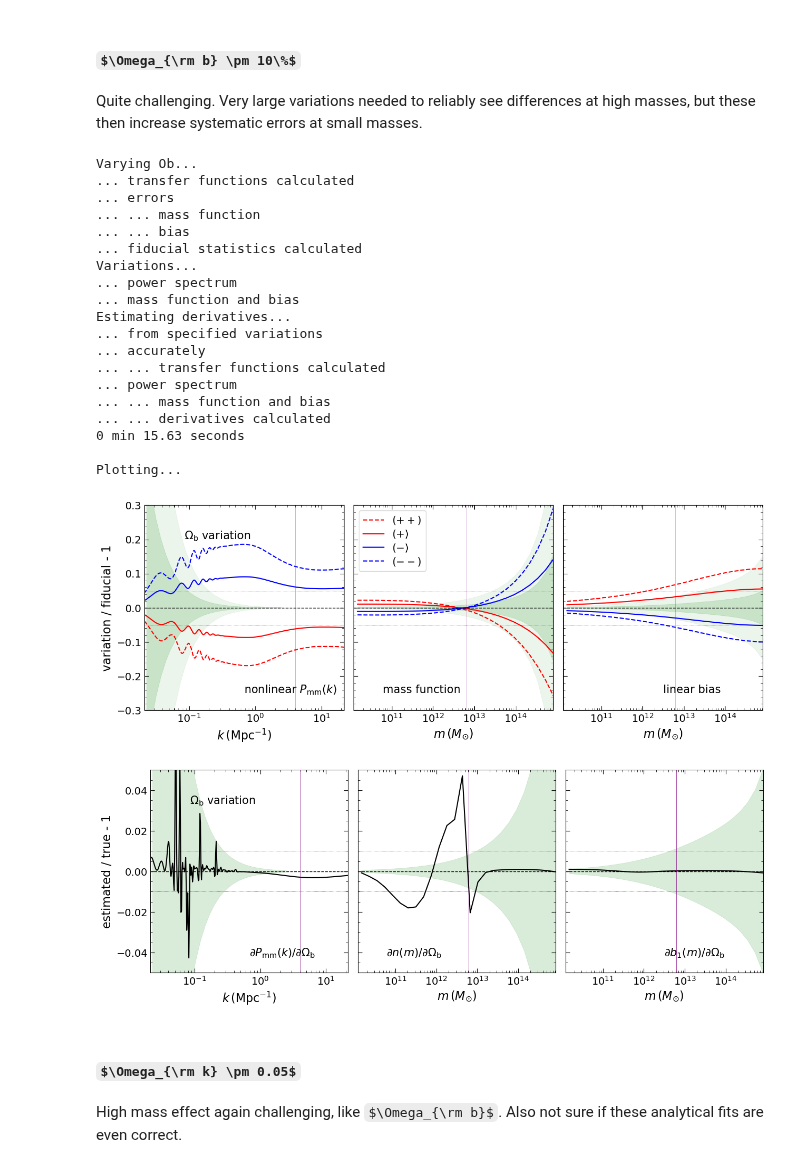
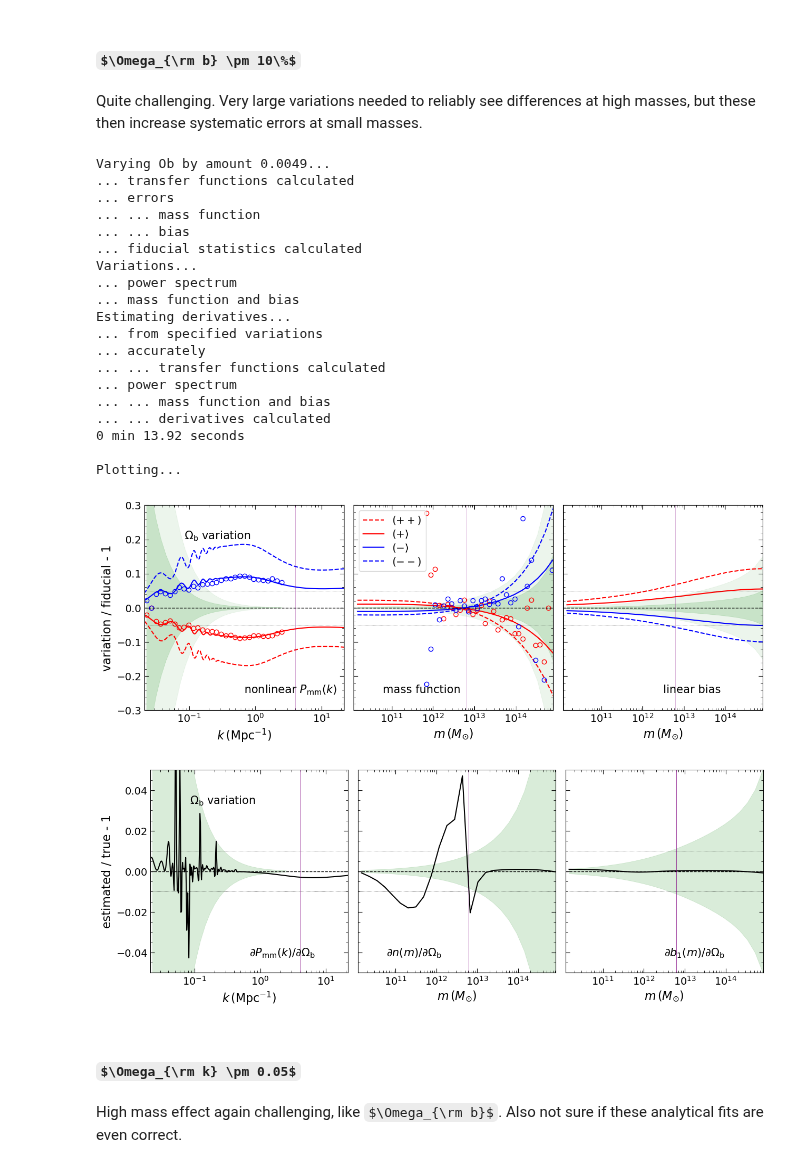
Before and after one commit to a-paranjape/sahyadri-sandbox, a Jupyter notebook: exploration/CosmoParamVariations.ipynb, the cells around one changed output. Drawn from its saved outputs; the diff is of its cells as text; code cells hidden in the pictures; some formulas as TeX source.

```diff
--- a/exploration/CosmoParamVariations.ipynb
+++ b/exploration/CosmoParamVariations.ipynb
@@ -750,29 +750,35 @@ Plotting...
 # %% [markdown]
 ## $\Omega_{\rm b} \pm 10\%$
 Quite challenging. Very large variations needed to reliably see differences at high masses, but these then increase systematic errors at small masses.
+# %%
+data_Ob = {}
+for var in ['p','m']: # later include 'pp','mm'
+    data_Ob[var] = {'Pk':np.loadtxt('../../data/sims/sinhagad/var_Ob_'+var+'256/r1/Pk_200.txt').T,
+                    'mf':np.loadtxt('../../data/halos/sinhagad/var_Ob_'+var+'256/r1/mf_200.txt').T}
+data_Ob['fid'] = data_fid.copy()
 # %%
-vary_and_plot('Ob',0.1*co_fid.Ob,co_fid,mvals,var_acc=1e-3*co_fid.Ob,sig_thresh=3.0,k_sim=kmid,rePk_sim=rel_err_Pk)
+vary_and_plot('Ob',0.1*co_fid.Ob,co_fid,mvals,var_acc=1e-3*co_fid.Ob,sig_thresh=3.0,k_sim=kmid,rePk_sim=rel_err_Pk,data=data_Ob)
 # %% [output]
-Varying Ob...
+Varying Ob by amount 0.0049...
 ... transfer functions calculated
 ... errors
 ... ... mass function
 ... ... bias
 ... fiducial statistics calculated
 Variations...
 ... power spectrum
 ... mass function and bias
 Estimating derivatives...
 ... from specified variations
 ... accurately
 ... ... transfer functions calculated
 ... power spectrum
 ... ... mass function and bias
 ... ... derivatives calculated
-0 min 15.63 seconds
+0 min 13.92 seconds
 
 Plotting...
-[figure, old version]
+[figure, new version]
 [figure]
 # %% [markdown]
 ## $\Omega_{\rm k} \pm 0.05$
```
Also changed, not shown: parts of 6 cells of this notebook.
